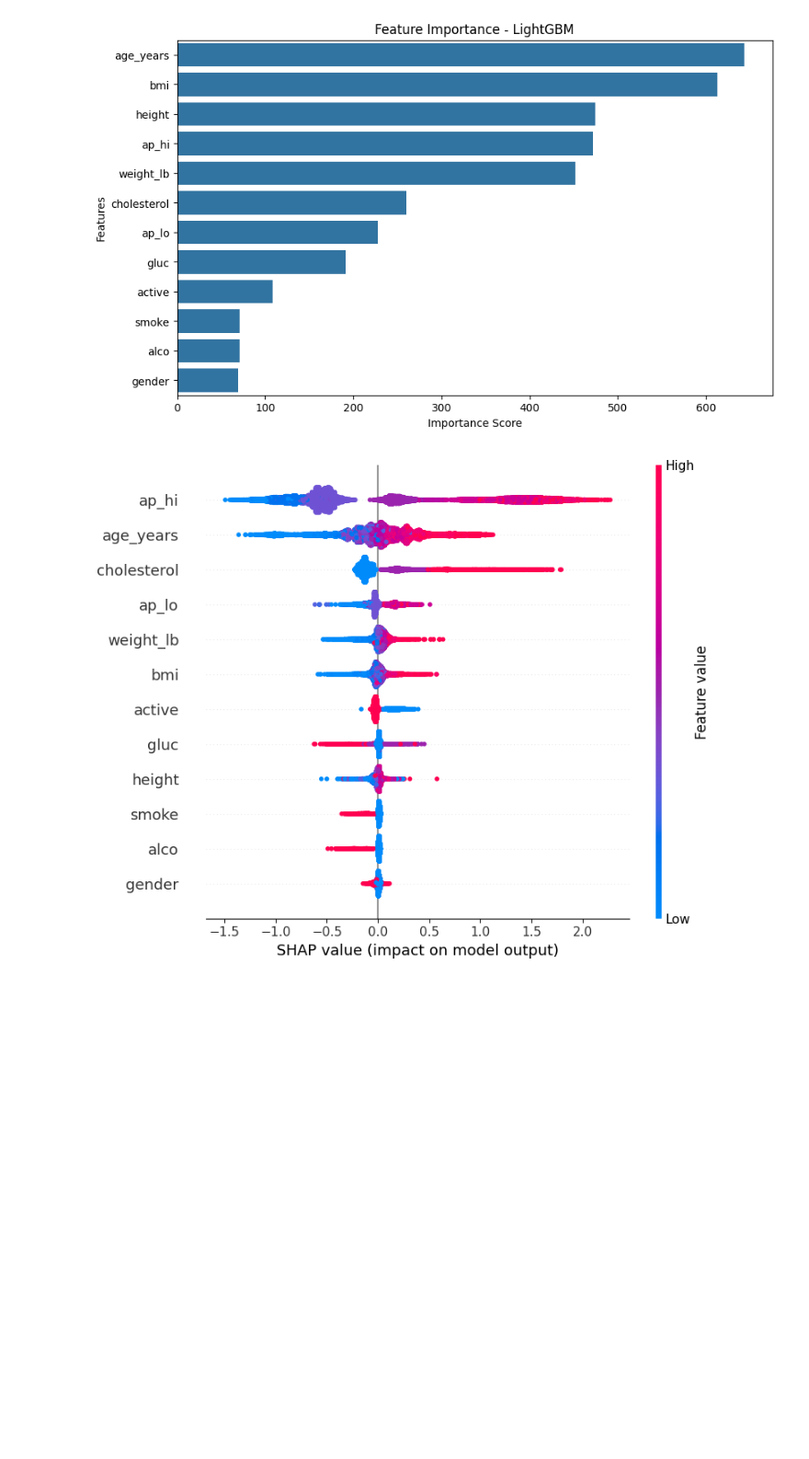
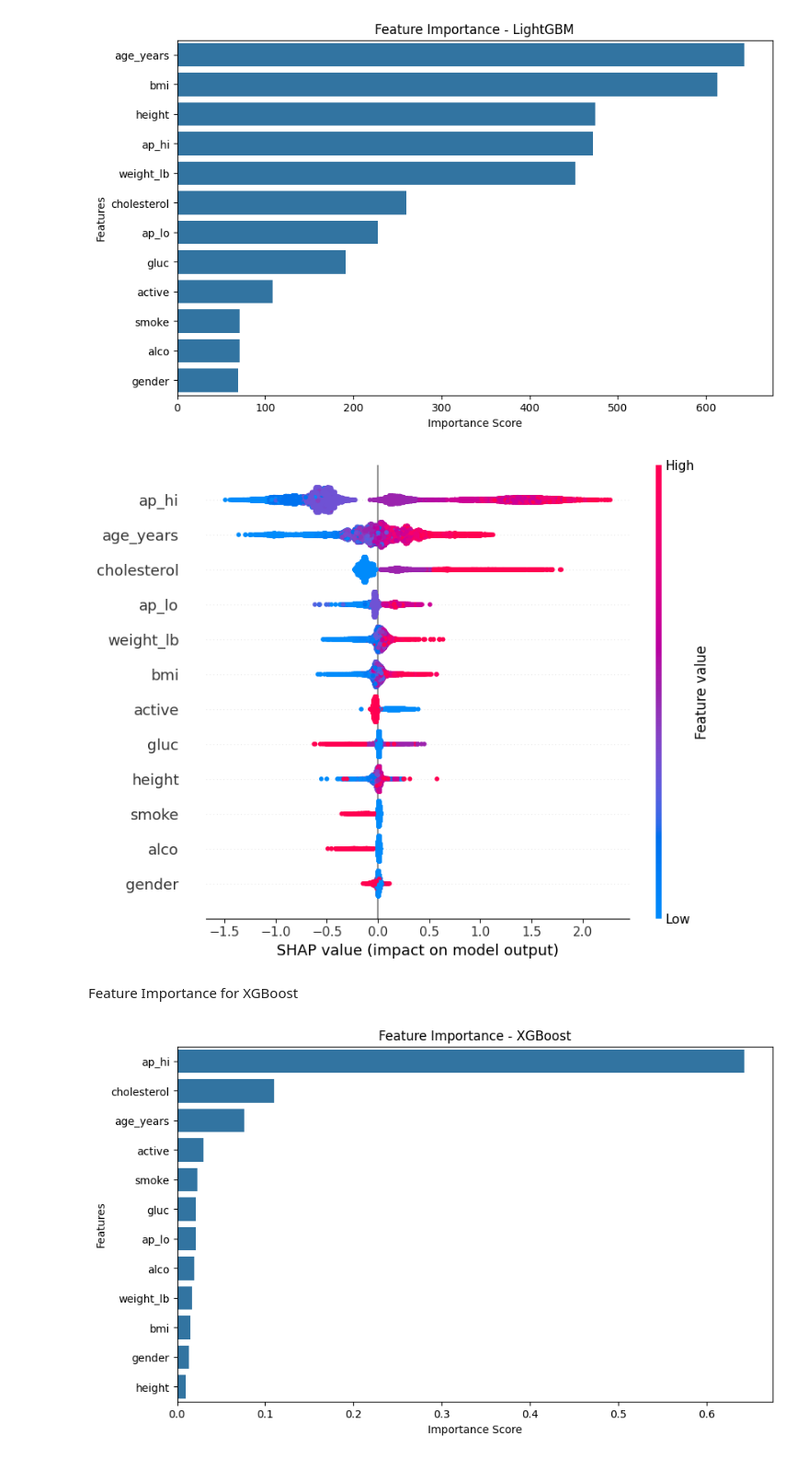
Before and after one commit to ojobo-tech/ms_datascience_project, a Jupyter notebook: MS_Capstone_Project.ipynb, the cells around one changed output. Shown at 92% size. Saved outputs shown, nothing was run; the diff lists cells and outputs as text; code cells hidden in the pictures; blank space fills up the shorter version.

```diff
--- a/MS_Capstone_Project.ipynb
+++ b/MS_Capstone_Project.ipynb
@@ -395,25 +399,3 @@ Classification Report:
 Confusion Matrix:
  [[4993 1894]
  [2056 4647]]
-# %%
-import tensorflow as tf
-from tensorflow import keras
-from sklearn.preprocessing import StandardScaler
-
-# Scale Data
-scaler = StandardScaler()
-X_train_scaled = scaler.fit_transform(X_train)
-X_test_scaled = scaler.transform(X_test)
-
-# Build Neural Network
-mlp_model = keras.Sequential([
-    keras.layers.Dense(64, activation='relu', input_shape=(X_train.shape[1],)),
-    keras.layers.Dense(32, activation='relu'),
-    keras.layers.Dense(1, activation='sigmoid')  # Binary classification
-])
-
-# Compile Model
-mlp_model.compile(optimizer='adam', loss='binary_crossentropy', metrics=['accuracy'])
-
-# Train Model
-mlp_model.fit(X_train_scaled, y_train, epochs=10, batch_size=32, validation_data=(X_test_scaled, y_test))
@@ -667,4 +683,19 @@ shap_values = explainer(X_test)
 # Visualize SHAP Summary Plot
 shap.summary_plot(shap_values, X_test)
 # %% [output]
-[figure, old version]
+[figure, new version]
+# %% [markdown]
+Feature Importance for XGBoost
+# %%
+# Feature Importance for XGBoost
+xgb_feature_importance = pd.Series(xgb_model.feature_importances_, index=X_train.columns).sort_values(ascending=False)
+
+# Plot Feature Importance for XGBoost
+plt.figure(figsize=(10, 6))
+sns.barplot(x=xgb_feature_importance, y=xgb_feature_importance.index)
+plt.title("Feature Importance - XGBoost")
+plt.xlabel("Importance Score")
+plt.ylabel("Features")
+plt.show()
+# %% [output]
+[figure, added]
```
Also changed, not shown: parts of 29 cells of this notebook.
